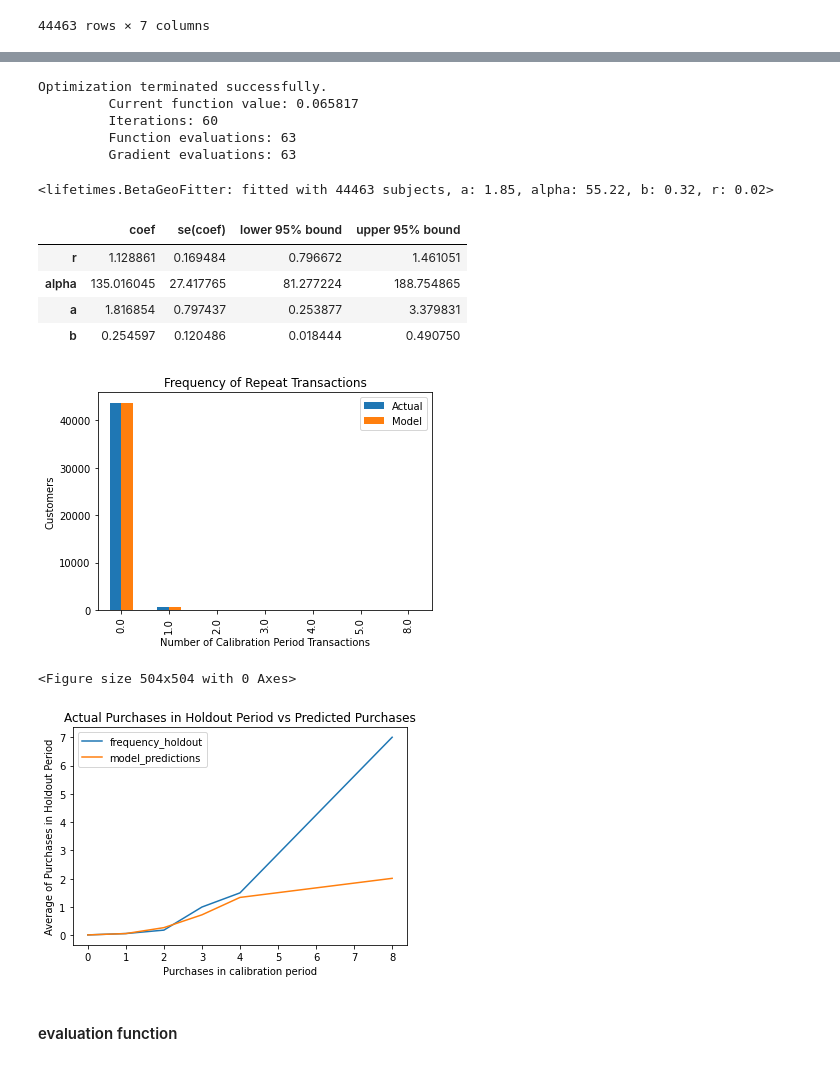
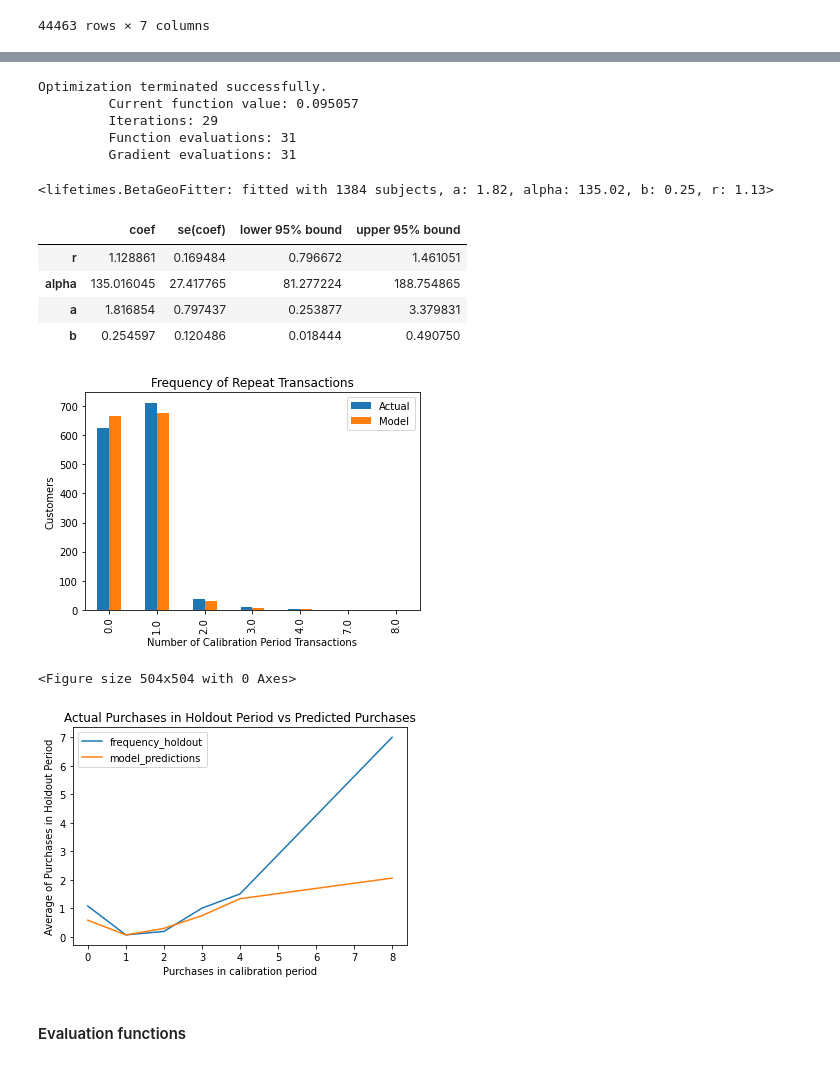
Before and after one commit to zander1268/custorama, a Jupyter notebook: bg_nbd_modeling.ipynb, the cells around one changed output, grey strips where cells are left out. Drawn from its saved outputs; the diff is of its cells as text; code cells hidden in the pictures.

Commit message:
dummy model + evaluation functions

```diff
--- a/bg_nbd_modeling.ipynb
+++ b/bg_nbd_modeling.ipynb
@@ -250,7 +250,7 @@ class df_ch():
         return df
 # %%
 #testing new class
-test_df_ch = df_ch(eval_period=240,transaction_df=repeat_lifetimes_object_df,purchase_timestamp_col='order_purchase_timestamp',
+ch_2 = df_ch(eval_period=240,transaction_df=repeat_lifetimes_object_df,purchase_timestamp_col='order_purchase_timestamp',
                    customer_id_col='customer_unique_id',datetime_col='order_purchase_timestamp',
                    monetary_value_col='payment_value'
                   )
@@ -260,0 +261,3 @@ datetime.datetime(2018, 9, 3, 0, 0)
+# %%
+df_ch_2 = ch_2.df_ch_getdf()
+df_ch_2
@@ -261,18 +279,18 @@ datetime.datetime(2018, 9, 3, 0, 0)
 # %%
 bgf = BetaGeoFitter(penalizer_coef=0)
 bgf.fit(
-        frequency = df_ch["frequency_cal"],
-        recency = df_ch["recency_cal"],
-        T = df_ch["T_cal"],
+        frequency = df_ch_2["frequency_cal"],
+        recency = df_ch_2["recency_cal"],
+        T = df_ch_2["T_cal"],
         weights = None,
         verbose = True,)
 # %% [output]
 Optimization terminated successfully.
-         Current function value: 0.065817
-         Iterations: 60
-         Function evaluations: 63
-         Gradient evaluations: 63
+         Current function value: 0.095057
+         Iterations: 29
+         Function evaluations: 31
+         Gradient evaluations: 31
-<lifetimes.BetaGeoFitter: fitted with 44463 subjects, a: 1.85, alpha: 55.22, b: 0.32, r: 0.02>
+<lifetimes.BetaGeoFitter: fitted with 1384 subjects, a: 1.82, alpha: 135.02, b: 0.25, r: 1.13>
 # %%
 bgf.summary
 # %% [output]
@@ -284,13 +302,13 @@ bgf.summary
 # %%
 plot_period_transactions(bgf);
 # %% [output]
-[figure, old version]
+[figure, new version]
 # %%
 # testing: predicted vs actual purchases in holdout period
 fig = plt.figure(figsize=(7, 7))
-plot_calibration_purchases_vs_holdout_purchases(bgf, df_ch);
+plot_calibration_purchases_vs_holdout_purchases(bgf, df_ch_2);
 # %% [output]
 <Figure size 504x504 with 0 Axes>
-[figure, old version]
+[figure, new version]
-# %% [markdown]
-#### evaluation function
+# %% [markdown]
+#### Evaluation functions
```
Also changed, not shown: parts of 9 cells of this notebook, 3 other files.
